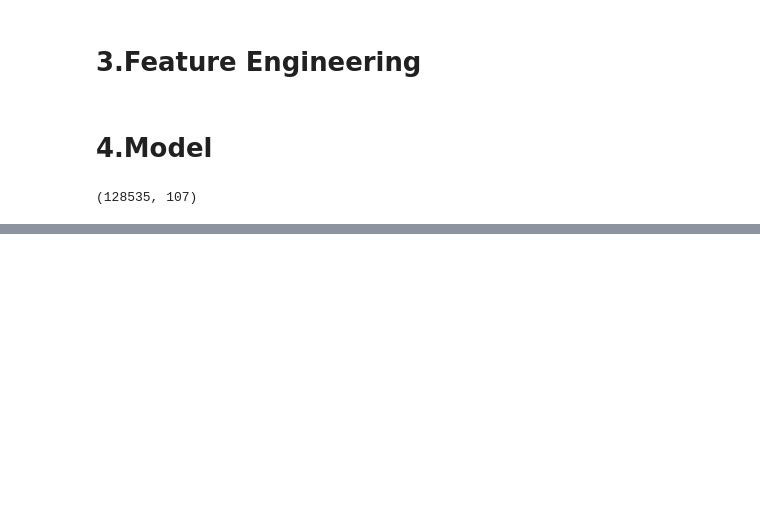
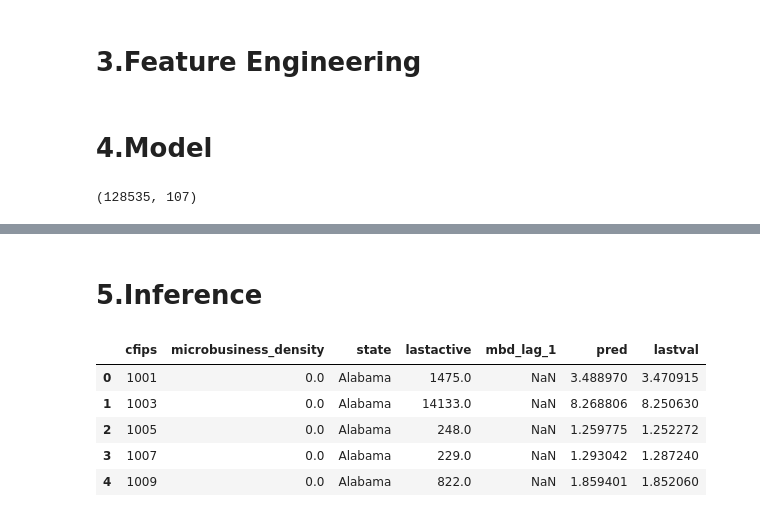
Before and after one commit to ArtemBoltaev/microbisuness_density_forecasting_kaggle, a Jupyter notebook: notebooks/godaddy-tune-catboost-by-jst.ipynb, the cells around one changed output, grey strips where cells are left out. Cells and saved outputs as stored; diff of their text form; code cells hidden in the pictures; blank space fills up the shorter version.

```diff
--- a/notebooks/godaddy-tune-catboost-by-jst.ipynb
+++ b/notebooks/godaddy-tune-catboost-by-jst.ipynb
@@ -537 +550,3 @@ dt = raw.loc[raw.dcount == TS, ["cfips", "k"]].set_index("cfips").to_dict()["k"]
+# %% [markdown]
+# 5.Inference
 # %%
@@ -542 +565,10 @@ df = raw.loc[
+# %%
+df.head()
+# %% [output]
+|  | cfips | microbusiness_density | state | lastactive | mbd_lag_1 | pred | lastval |
+| 0 | 1001 | 0.0 | Alabama | 1475.0 | NaN | 3.488970 | 3.470915 |
+| 1 | 1003 | 0.0 | Alabama | 14133.0 | NaN | 8.268806 | 8.250630 |
+| 2 | 1005 | 0.0 | Alabama | 248.0 | NaN | 1.259775 | 1.252272 |
+| 3 | 1007 | 0.0 | Alabama | 229.0 | NaN | 1.293042 | 1.287240 |
+| 4 | 1009 | 0.0 | Alabama | 822.0 | NaN | 1.859401 | 1.852060 |
 # %%
```
Also changed, not shown: parts of 17 cells of this notebook, 1 other file.
